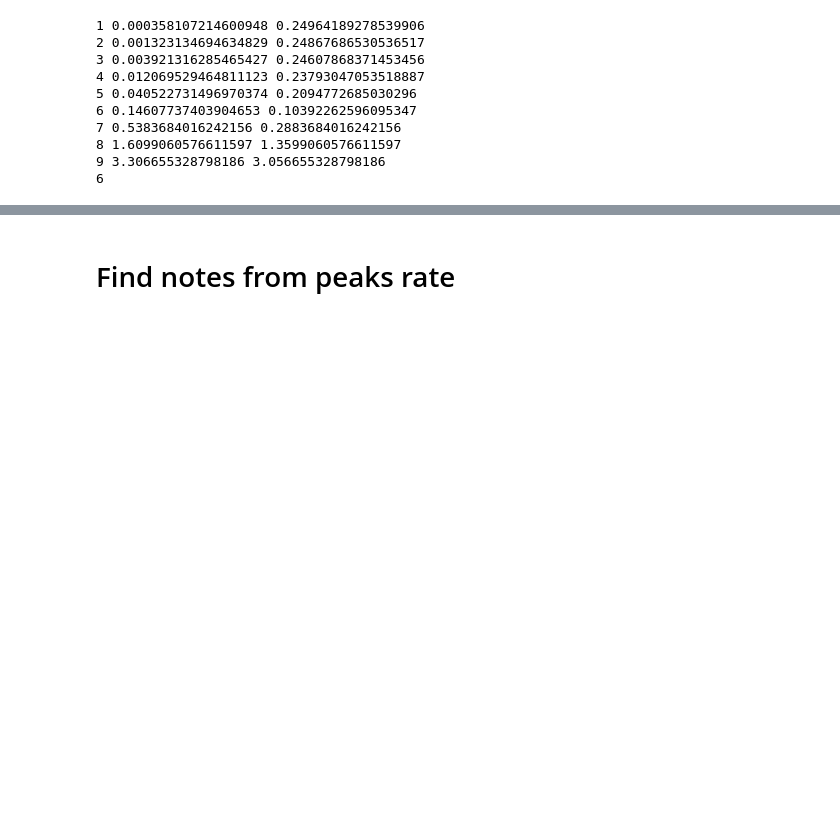
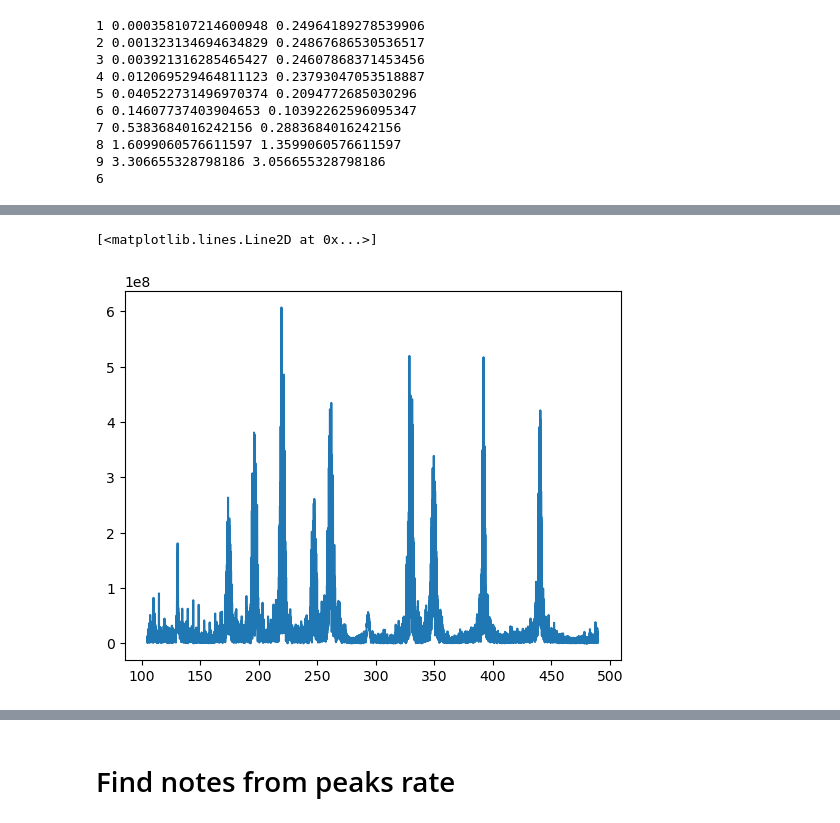
Before and after one commit to brvinfvck/MelodySteg, a Jupyter notebook: Untitled.ipynb, the cells around one changed output, grey strips where cells are left out. Cells and saved outputs as stored; diff of their text form; code cells hidden in the pictures; blank space fills up the shorter version.

```diff
--- a/Untitled.ipynb
+++ b/Untitled.ipynb
@@ -125,0 +156,6 @@ plt.plot(freqs[:max_i], np.abs(fft)[:max_i])
+# %%
+ACORDES = {"C":  [261.63, 329.63, 392.00],   # C4, E4, G4
+           "G":  [196.00, 246.94, 293.66],   # G3, B3, D4
+           "Am": [220.00, 261.63, 329.63],   # A3, C4/(523.25 Hz), E4
+           "F":  [174.61, 220.00, 130.81],   # F3, A3 (349.23 Hz), C3
+}
@@ -125,0 +180,7 @@ plt.plot(freqs[:max_i], np.abs(fft)[:max_i])
+# %%
+filtered = fft[min_freq_i:max_freq_i]
+filtered_freqs = fft_freqs(fft, samp_rate)[min_freq_i:max_freq_i]
+plt.plot(filtered_freqs, filtered)
+# %% [output]
+[<matplotlib.lines.Line2D at 0x...>]
+[figure, added]
```
Also changed, not shown: parts of 23 cells of this notebook, 9 other files.
